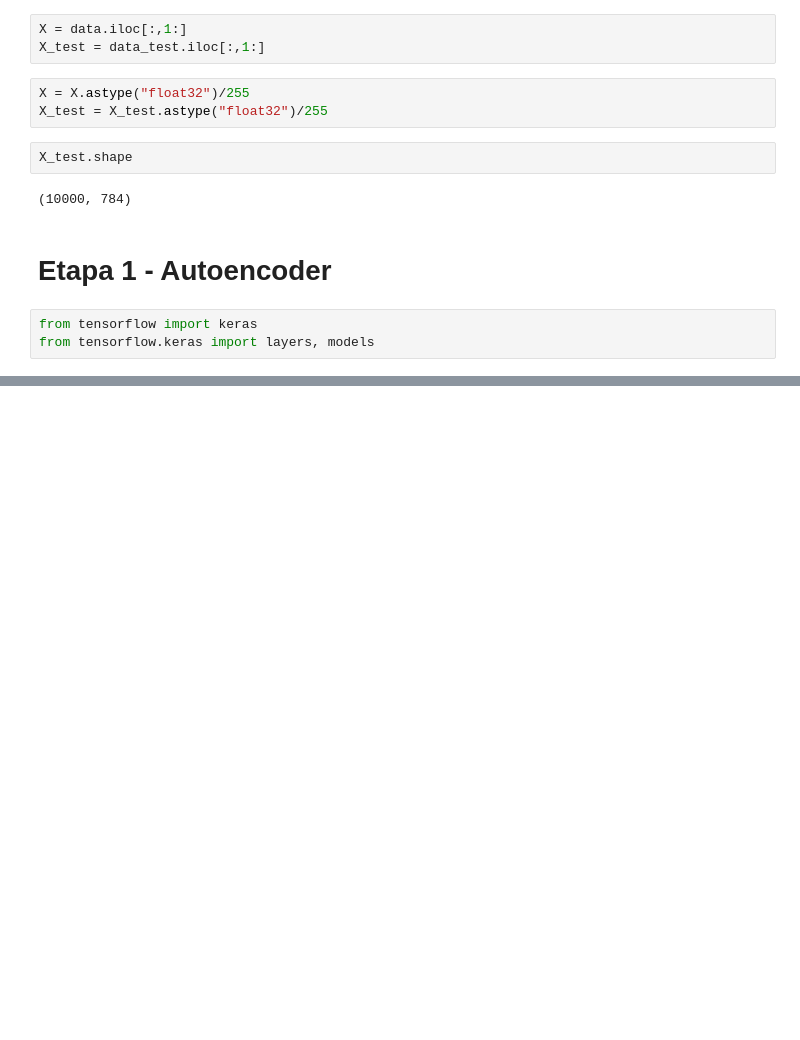
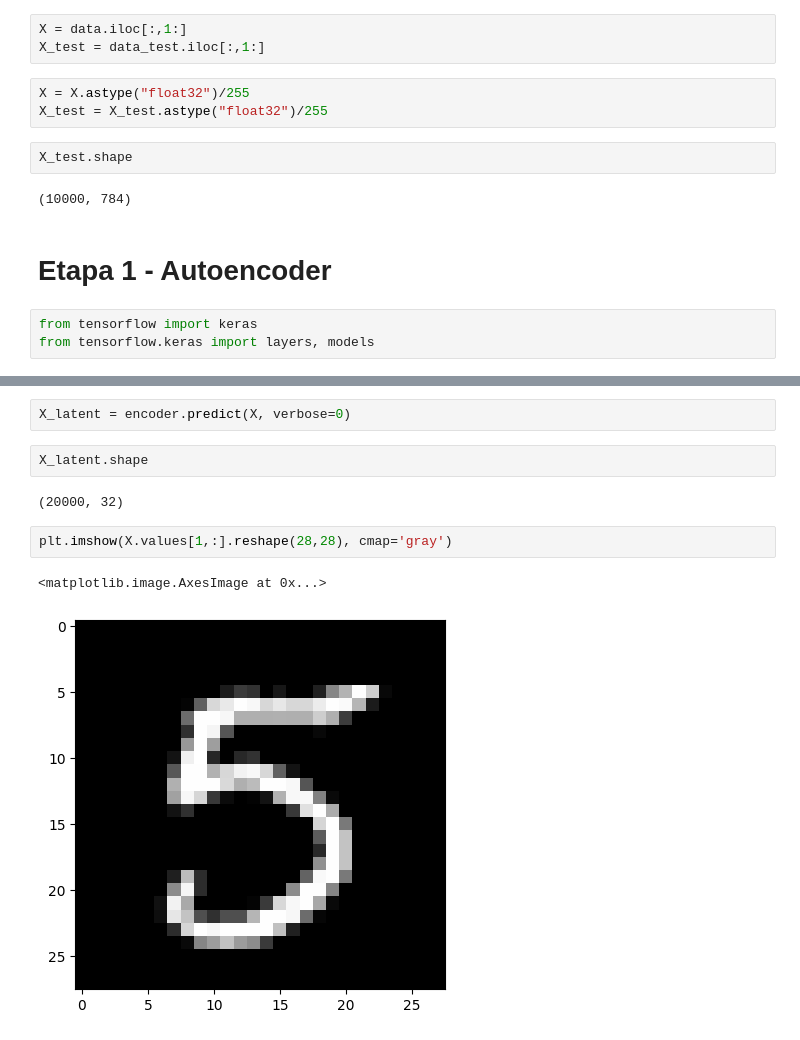
Before and after one commit to fedemoranf-alt/Curso-Redes-Neuronales---MSCIA---Moran-2026, a Jupyter notebook: Autoencoder_varianza.ipynb, the cells around one changed output, grey strips where cells are left out. Drawn from its saved outputs; the diff is of its cells as text; blank space fills up the shorter version.

```diff
--- a/Autoencoder_varianza.ipynb
+++ b/Autoencoder_varianza.ipynb
@@ -25,0 +141,11 @@ from tensorflow.keras import layers, models
+# %%
+X_latent = encoder.predict(X, verbose=0)
+# %%
+X_latent.shape
+# %% [output]
+(20000, 32)
+# %%
+plt.imshow(X.values[1,:].reshape(28,28), cmap='gray')
+# %% [output]
+<matplotlib.image.AxesImage at 0x...>
+[figure, added]
```
Also changed, not shown: parts of 6 cells of this notebook.
